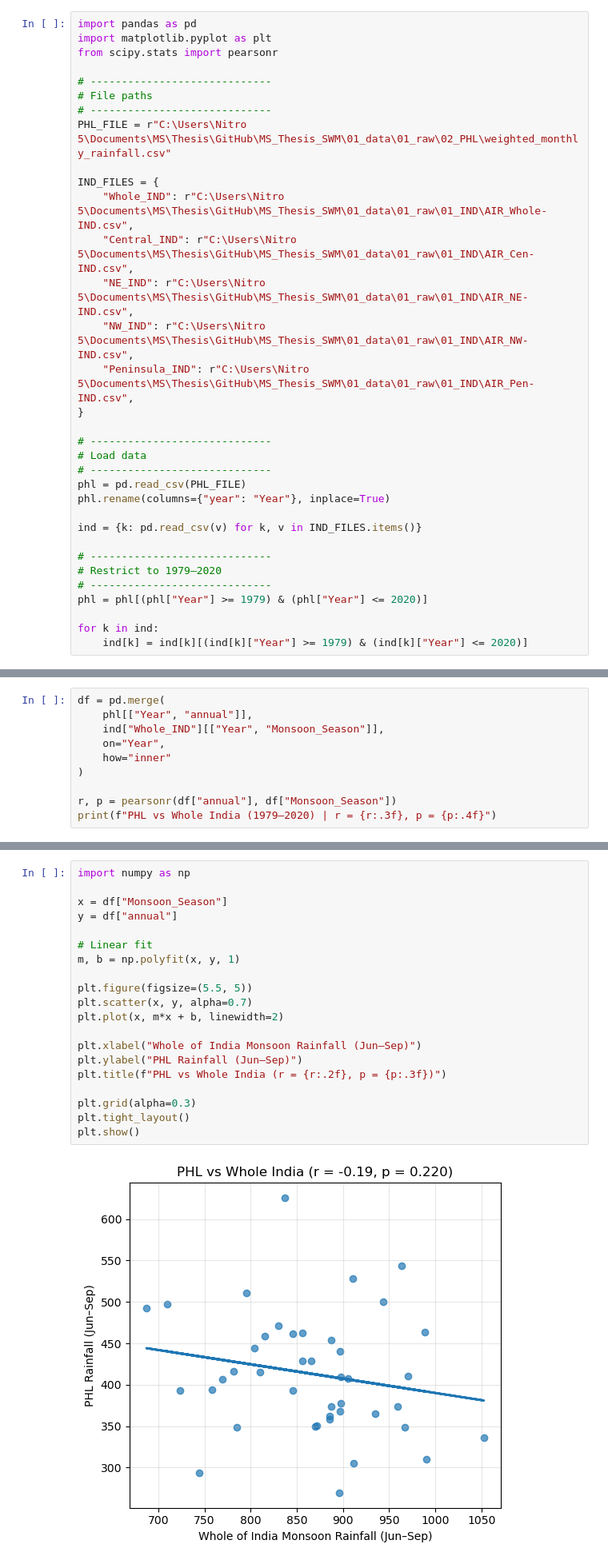
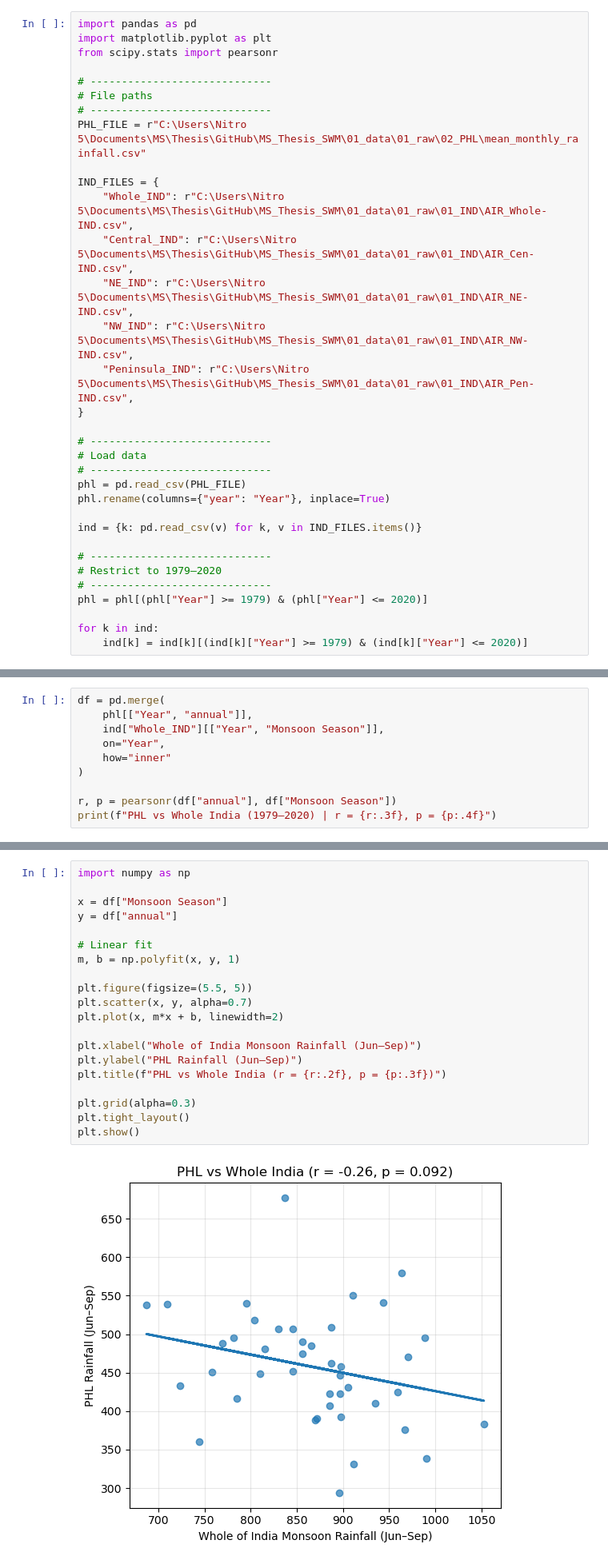
Before and after one commit to AleandraR/MS_Thesis_SWM, a Jupyter notebook: 02_notebooks/01a_INDvPHL_TimeSeries.ipynb, the cells around one changed output, grey strips where cells are left out. Shown at 80% size. Drawn from its saved outputs; the diff is of its cells as text.

```diff
--- a/02_notebooks/01a_INDvPHL_TimeSeries.ipynb
+++ b/02_notebooks/01a_INDvPHL_TimeSeries.ipynb
@@ -9,7 +21,7 @@ from scipy.stats import pearsonr
 # -----------------------------
 # File paths
 # -----------------------------
-PHL_FILE = r"C:\Users\Nitro 5\Documents\MS\Thesis\GitHub\MS_Thesis_SWM\01_data\01_raw\02_PHL\weighted_monthly_rainfall.csv"
+PHL_FILE = r"C:\Users\Nitro 5\Documents\MS\Thesis\GitHub\MS_Thesis_SWM\01_data\01_raw\02_PHL\mean_monthly_rainfall.csv"
 
 IND_FILES = {
     "Whole_IND": r"C:\Users\Nitro 5\Documents\MS\Thesis\GitHub\MS_Thesis_SWM\01_data\01_raw\01_IND\AIR_Whole-IND.csv",
@@ -96,11 +127,11 @@ plt.show()
 # %%
 df = pd.merge(
     phl[["Year", "annual"]],
-    ind["Whole_IND"][["Year", "Monsoon_Season"]],
+    ind["Whole_IND"][["Year", "Monsoon Season"]],
     on="Year",
     how="inner"
 )
 
-r, p = pearsonr(df["annual"], df["Monsoon_Season"])
+r, p = pearsonr(df["annual"], df["Monsoon Season"])
 print(f"PHL vs Whole India (1979–2020) | r = {r:.3f}, p = {p:.4f}")
 # %% [output]
@@ -108,23 +139,23 @@ PHL vs Whole India (1979–2020) | r = -0.193, p = 0.2203
 # %%
 import numpy as np
 
-x = df["Monsoon_Season"]
+x = df["Monsoon Season"]
 y = df["annual"]
 
 # Linear fit
 m, b = np.polyfit(x, y, 1)
 
 plt.figure(figsize=(5.5, 5))
 plt.scatter(x, y, alpha=0.7)
 plt.plot(x, m*x + b, linewidth=2)
 
 plt.xlabel("Whole of India Monsoon Rainfall (Jun–Sep)")
 plt.ylabel("PHL Rainfall (Jun–Sep)")
 plt.title(f"PHL vs Whole India (r = {r:.2f}, p = {p:.3f})")
 
 plt.grid(alpha=0.3)
 plt.tight_layout()
 plt.show()
 # %% [output]
-[figure, old version]
+[figure, new version]
 # %% [markdown]
```
Also changed, not shown: parts of 43 cells of this notebook, 3 other files.
